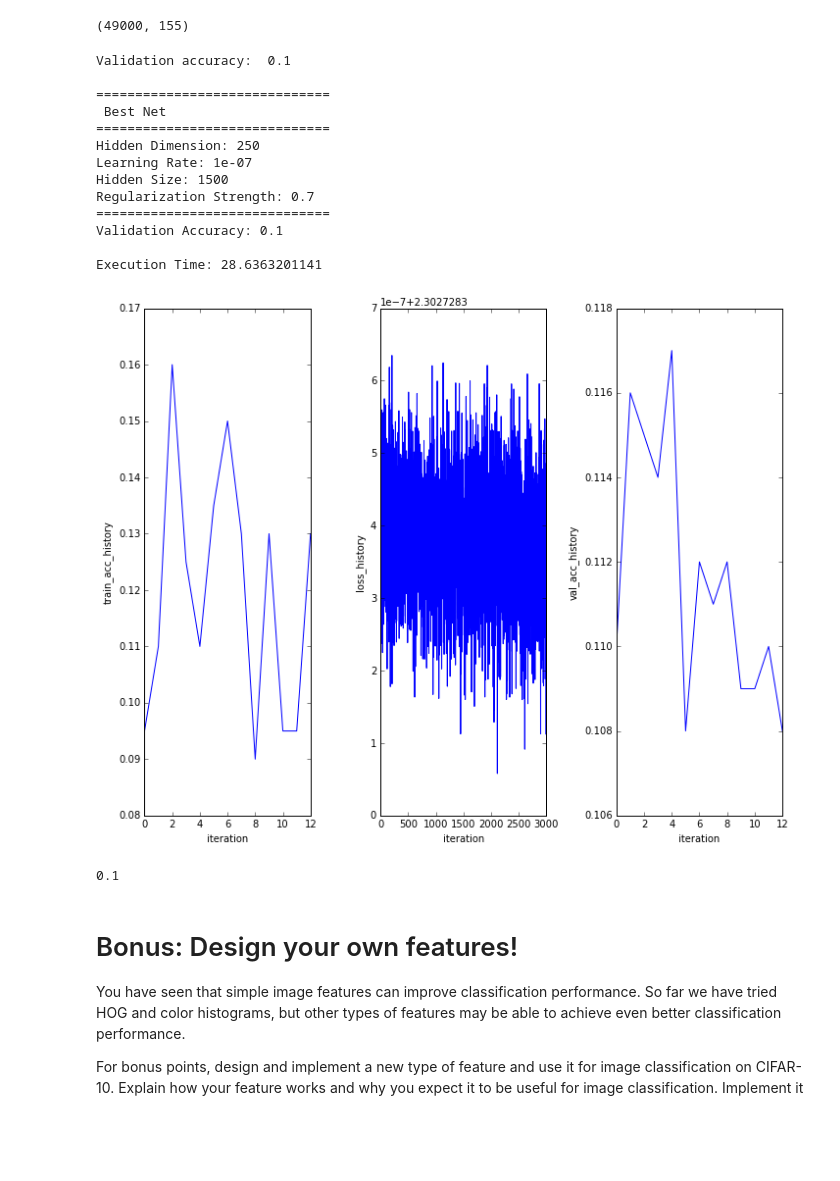
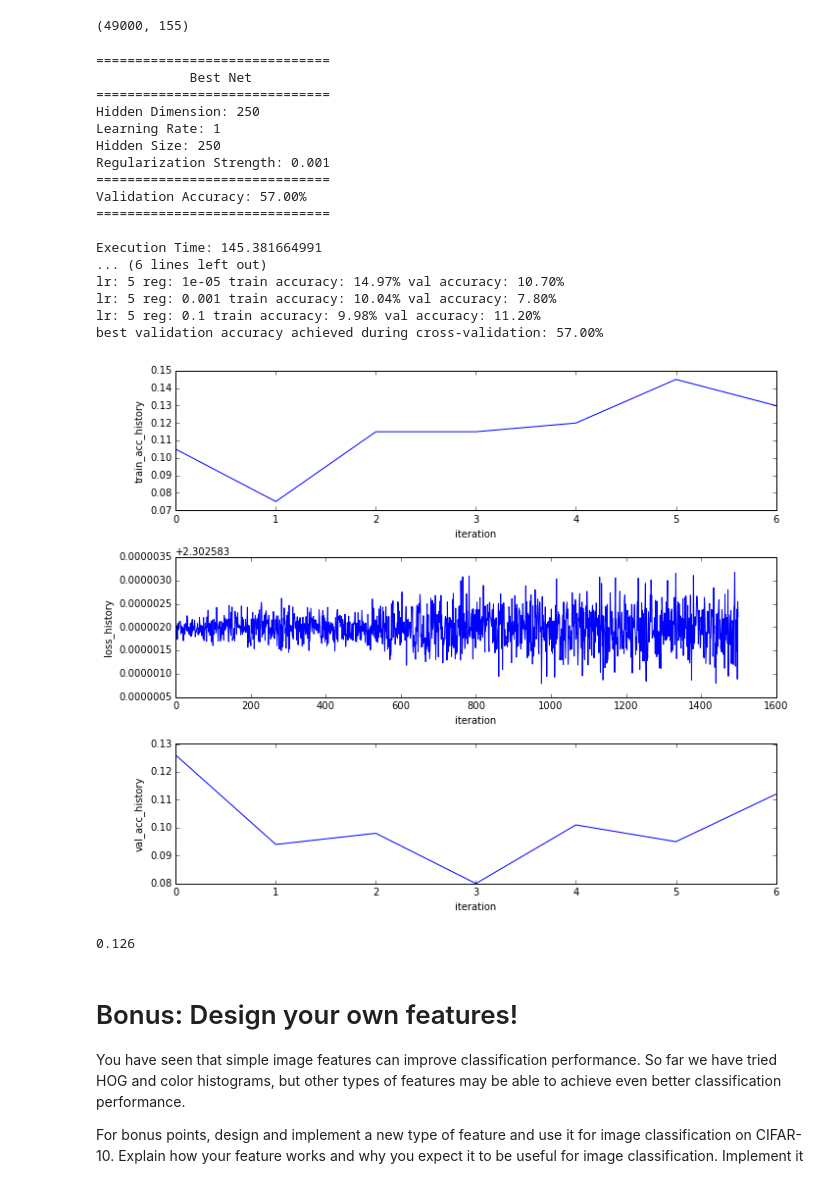
Before and after one commit to kkweon/CS231n, a Jupyter notebook: Assignment1/features.ipynb, the cells around one changed output. Drawn from its saved outputs; the diff is of its cells as text; code cells hidden in the pictures; blank space fills up the shorter version.

```diff
--- a/Assignment1/features.ipynb
+++ b/Assignment1/features.ipynb
@@ -218,14 +215,15 @@ import time
 
 info = '''
 ==============================
- Best Net
+            Best Net
 ==============================
 Hidden Dimension: {}
 Learning Rate: {}
 Hidden Size: {}
 Regularization Strength: {}
 ==============================
-Validation Accuracy: {}
+Validation Accuracy: {:.2%}
+==============================
 '''
 tic = time.time()
 
@@ -239,14 +237,16 @@ input_dim = X_train_feats.shape[1]
 num_classes = 10
 
 best_net = None
-best_val_prediction = -1
+best_val = -1
 
 # Hyper Parameters
-learning_rate_list = [1e-7]
-regularization_strengths = [0.7]
-num_iters_list = [3000]
+learning_rate_list = [1e-3, 1, 5]
+regularization_strengths = [1e-5, 1e-3, 1e-1]
+num_iters_list = [1500]
 hidden_dim_list = [250]
 
+results = {}
+# Loop begins
 for lr in learning_rate_list:
     for reg in regularization_strengths:
         for num_iter in num_iters_list:
@@ -256,15 +256,16 @@ for lr in learning_rate_list:
                 stats = net.train(X_train_feats, y_train, X_val_feats, y_val,
                             num_iters=num_iter, batch_size=200,
                             learning_rate=lr, learning_rate_decay=0.95,
-                            reg=reg, verbose=True)
-
+                            reg=reg, verbose=False)
+                tr_acc = np.mean(net.predict(X_train_feats) == y_train)
                 # Predict on the validation set
                 val_acc = np.mean(net.predict(X_val_feats) == y_val)
-                if val_acc > best_val_prediction:
+                results[(lr, reg)] = (tr_acc, val_acc)
+                if val_acc > best_val:
                     best_net = net
                     best_stats = stats
-                    best_val_prediction = val_acc
-                    result_ = info.format(hd, lr, hidden_dim, reg, val_acc)
+                    best_val = val_acc
+                    result_ = info.format(hd, lr, hd, reg, best_val)
 
 toc = time.time()
 print(result_)
@@ -272,41 +273,52 @@ print("Execution Time: {}".format(toc-tic))
 ################################################################################
 #                              END OF YOUR CODE                                #
 ################################################################################
+
+
+# Print out results.
+for lr, reg in sorted(results):
+    train_accuracy, val_accuracy = results[(lr, reg)]
+    print 'lr: {} reg: {} train accuracy: {:.2%} val accuracy: {:.2%}'.format(lr, reg, train_accuracy, val_accuracy)
+
+print 'best validation accuracy achieved during cross-validation: {:.2%}'.format(best_val)
 # %% [output]
-Validation accuracy:  0.1
-
 ==============================
- Best Net
+            Best Net
 ==============================
 Hidden Dimension: 250
-Learning Rate: 1e-07
-Hidden Size: 1500
-Regularization Strength: 0.7
+Learning Rate: 1
+Hidden Size: 250
+Regularization Strength: 0.001
 ==============================
-Validation Accuracy: 0.1
+Validation Accuracy: 57.00%
+==============================
 
-Execution Time: 28.6363201141
+Execution Time: 145.381664991
+... (6 lines left out)
+lr: 5 reg: 1e-05 train accuracy: 14.97% val accuracy: 10.70%
+lr: 5 reg: 0.001 train accuracy: 10.04% val accuracy: 7.80%
+lr: 5 reg: 0.1 train accuracy: 9.98% val accuracy: 11.20%
+best validation accuracy achieved during cross-validation: 57.00%
 # %%
 # plot the loss history
 i = 1
 for key in best_stats.keys():
-    ax = plt.subplot(1, 3, i)
+    ax = plt.subplot(3, 1, i)
     ax.plot(best_stats[key])
     ax.xaxis.set_label_text("iteration")
     ax.yaxis.set_label_text("{}".format(key))
     i += 1
-
 plt.tight_layout()
 plt.show()
 # %% [output]
-[figure, old version]
+[figure, new version]
 # %%
 # Run your neural net classifier on the test set. You should be able to
 # get more than 55% accuracy.
-test_acc = (net.predict(X_test_feats) == y_test).mean()
+test_acc = (best_net.predict(X_test_feats) == y_test).mean()
 print test_acc
 # %% [output]
-0.1
+0.126
 # %% [markdown]
 # Bonus: Design your own features!
 
```
Also changed, not shown: parts of 3 cells of this notebook, 1 other file.
